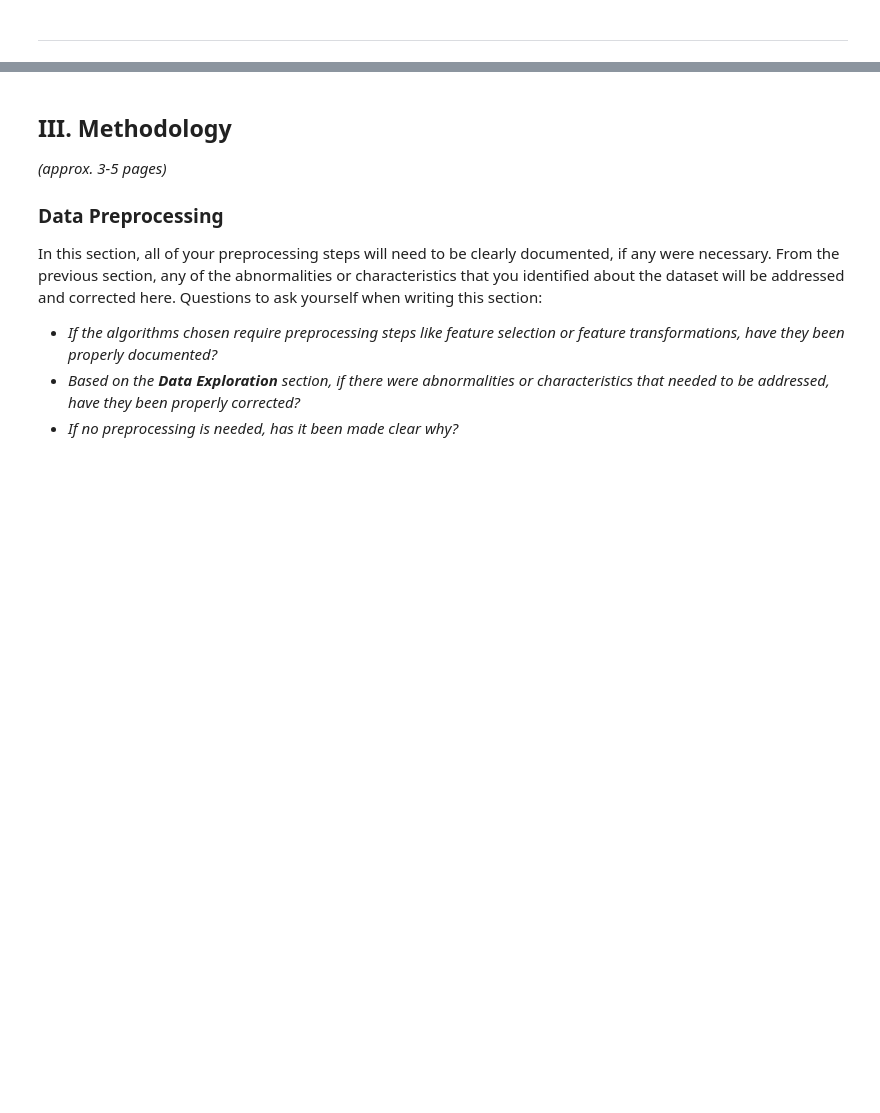
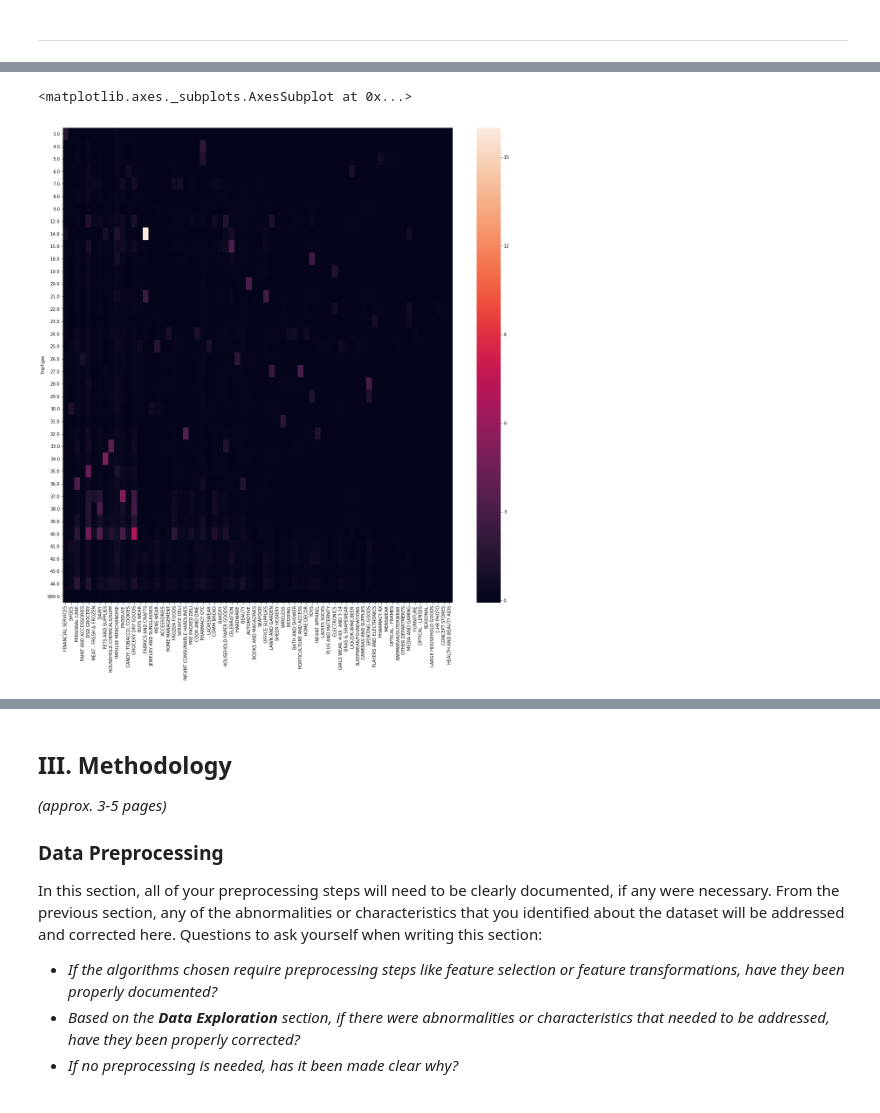
Before and after one commit to prosanes/machine-learning, a Jupyter notebook: projects/capstone/capstone_report.ipynb, the cells around one changed output, grey strips where cells are left out. Saved outputs shown, nothing was run; the diff lists cells and outputs as text; code cells hidden in the pictures; blank space fills up the shorter version.

```diff
--- a/projects/capstone/capstone_report.ipynb
+++ b/projects/capstone/capstone_report.ipynb
@@ -318,0 +279,3 @@ with pd.option_context('display.max_rows', 10, 'display.max_columns', 20):
+# %%
+department_means_by_trip_type = by_visit.drop(['VisitNumber', 'Weekday'], axis=1).groupby('TripType').mean()
+department_means_by_trip_type.head()
@@ -318,0 +291,17 @@ with pd.option_context('display.max_rows', 10, 'display.max_columns', 20):
+# %%
+from seaborn import heatmap
+
+%matplotlib inline
+
+import matplotlib.pyplot as plt
+
+fig, ax = plt.subplots(figsize=(20,20))         # Sample figsize in inches
+#heatmap(df1.iloc[:, 1:6:], annot=True, linewidths=.5, ax=ax)
+
+
+heatmap(department_means_by_trip_type,
+        annot=False,
+        ax=ax)
+# %% [output]
+<matplotlib.axes._subplots.AxesSubplot at 0x...>
+[figure, added]
```
Also changed, not shown: parts of 20 cells of this notebook, 4 other files.
